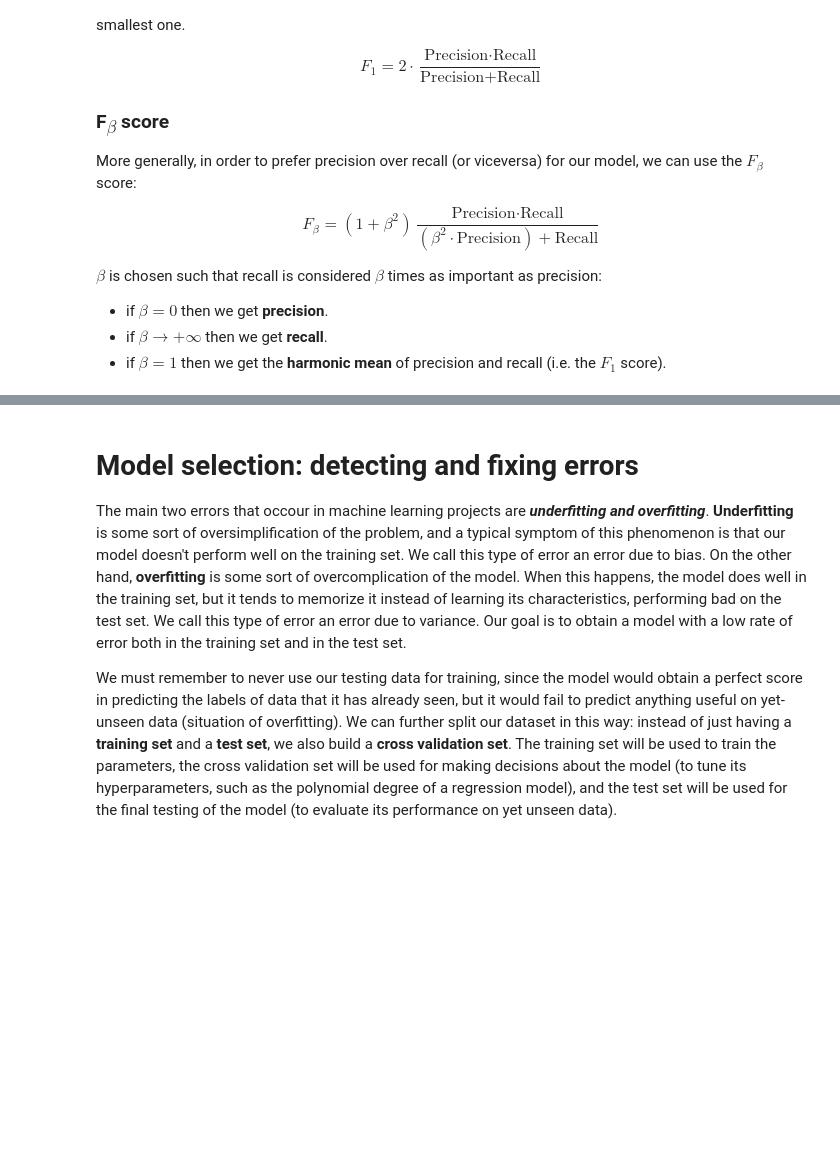
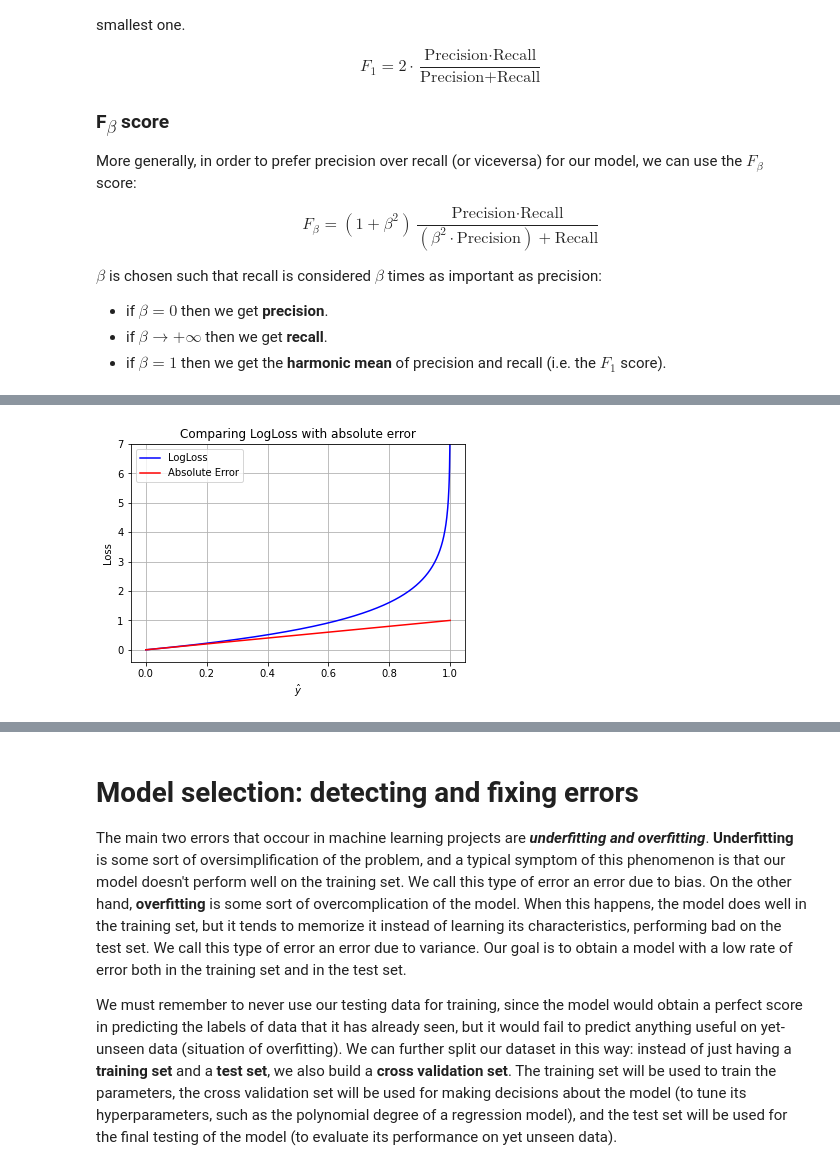
Before and after one commit to pietroventurini/machine-learning-notes, a Jupyter notebook: 2 - Model evaluation and validation.ipynb, the cells around one changed output, grey strips where cells are left out. Cells and saved outputs as stored; diff of their text form; code cells hidden in the pictures; blank space fills up the shorter version.

```diff
--- a/2 - Model evaluation and validation.ipynb
+++ b/2 - Model evaluation and validation.ipynb
@@ -272,0 +407,21 @@ $R^2$ is a measure of how close the data are to the fitted regression line. In t
+# %%
+def logloss(y, y_hat):
+    y = np.clip(y, 1e-15, 1-1e-15)
+    y_hat = np.clip(y_hat, 1e-15, 1-1e-15)
+    return - np.mean(y * np.log(y_hat) + (1-y) * np.log(1-y_hat))
+
+y = 0.0
+predictions = np.linspace(0.0, 1.0, 1000)
+loss = [logloss(y, y_hat) for y_hat in predictions]
+mae  = [np.abs(y - y_hat) for y_hat in predictions]
+plt.plot(y_hat, loss, c='b', label='LogLoss')
+plt.plot(y_hat, mae, c='r', label='Absolute Error')
+plt.ylim(-0.4, 7)
+plt.grid()
+plt.title('Comparing LogLoss with absolute error')
+plt.xlabel(r'$\hat{y}$')
+plt.ylabel('Loss')
+plt.legend()
+plt.show()
+# %% [output]
+[figure, added]
```
Also changed, not shown: parts of 22 cells of this notebook, 16 other files.
